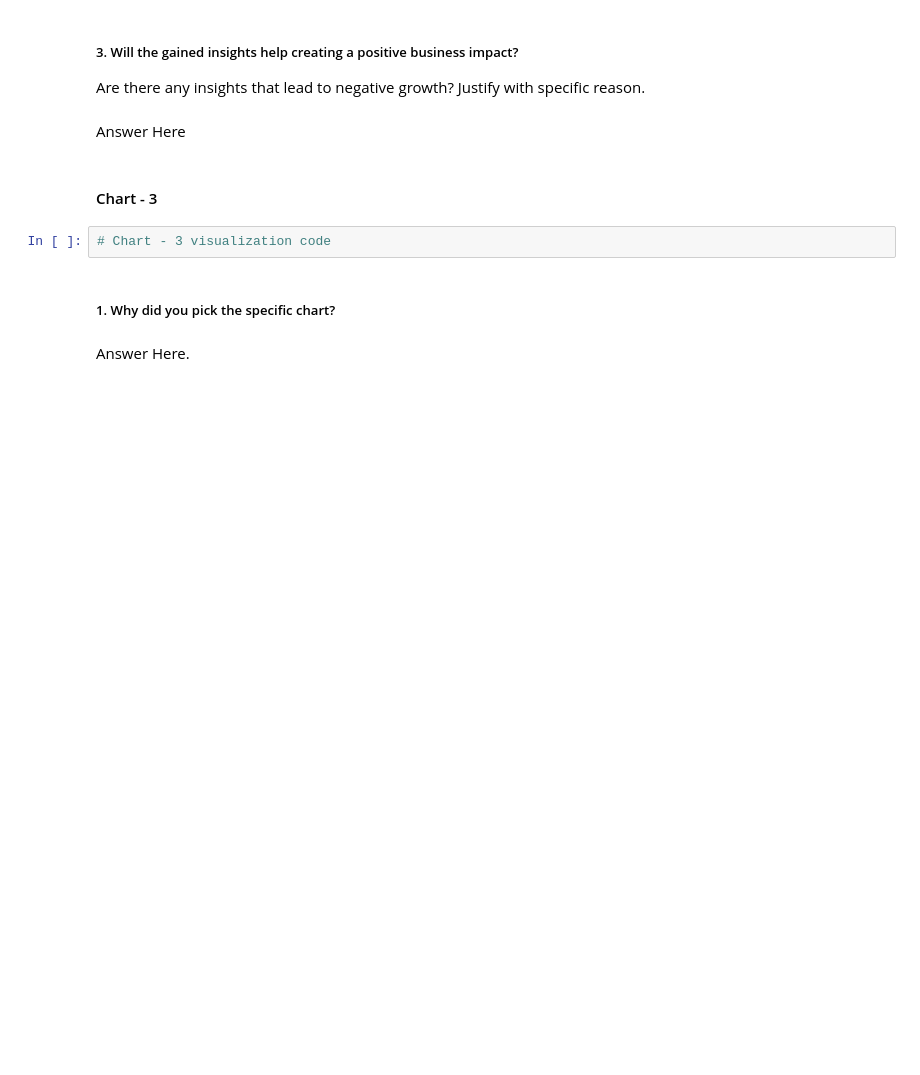
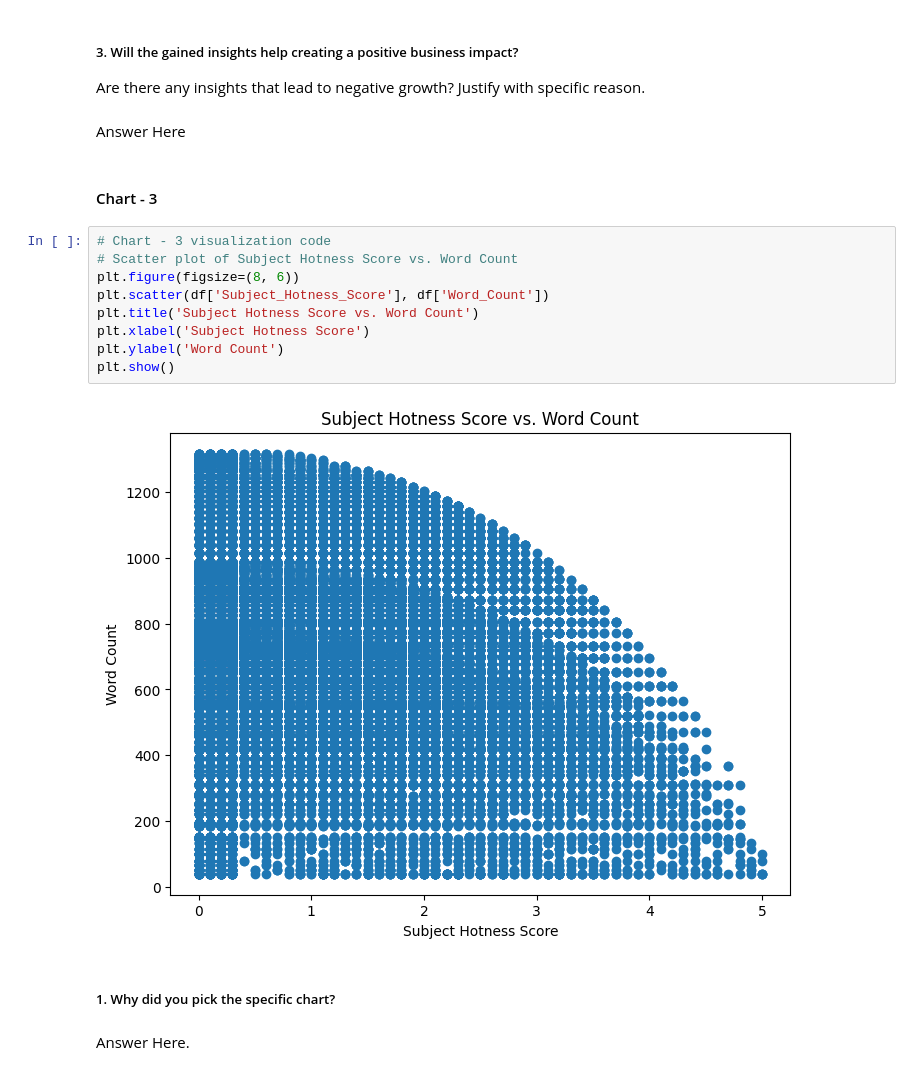
Before and after one commit to MishraVikas01/Capstone_project_Classification, a Jupyter notebook: ML_Submission_Template_Classification.ipynb, the cells around one changed output. Drawn from its saved outputs; the diff is of its cells as text; blank space fills up the shorter version.

```diff
--- a/ML_Submission_Template_Classification.ipynb
+++ b/ML_Submission_Template_Classification.ipynb
@@ -275,8 +403,17 @@ Are there any insights that lead to negative growth? Justify with specific reaso
 Answer Here
 # %% [markdown]
 #### Chart - 3
-# %%
-# Chart - 3 visualization code
+# %%
+# Chart - 3 visualization code
+# Scatter plot of Subject Hotness Score vs. Word Count
+plt.figure(figsize=(8, 6))
+plt.scatter(df['Subject_Hotness_Score'], df['Word_Count'])
+plt.title('Subject Hotness Score vs. Word Count')
+plt.xlabel('Subject Hotness Score')
+plt.ylabel('Word Count')
+plt.show()
+# %% [output]
+[figure, added]
 # %% [markdown]
 ##### 1. Why did you pick the specific chart?
 # %% [markdown]
```
Also changed, not shown: parts of 33 cells of this notebook.
